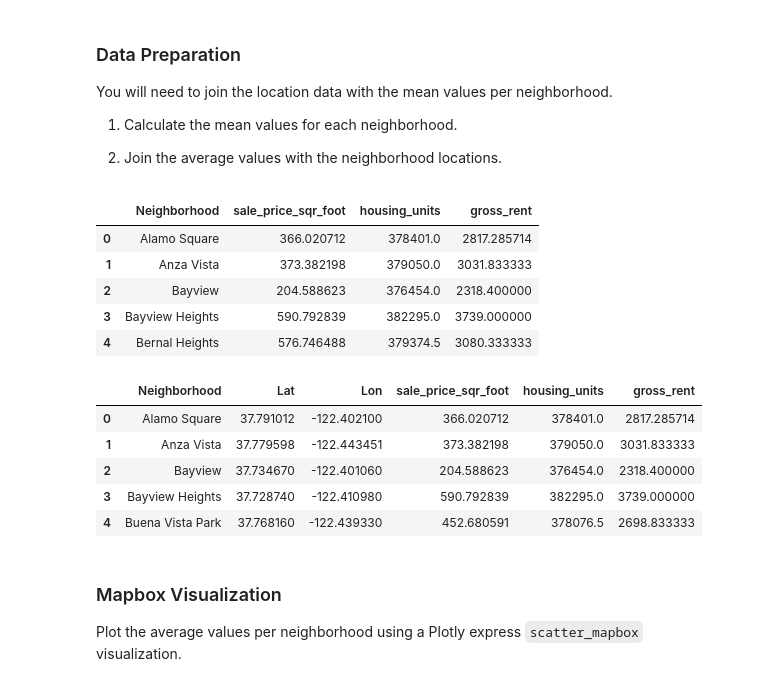
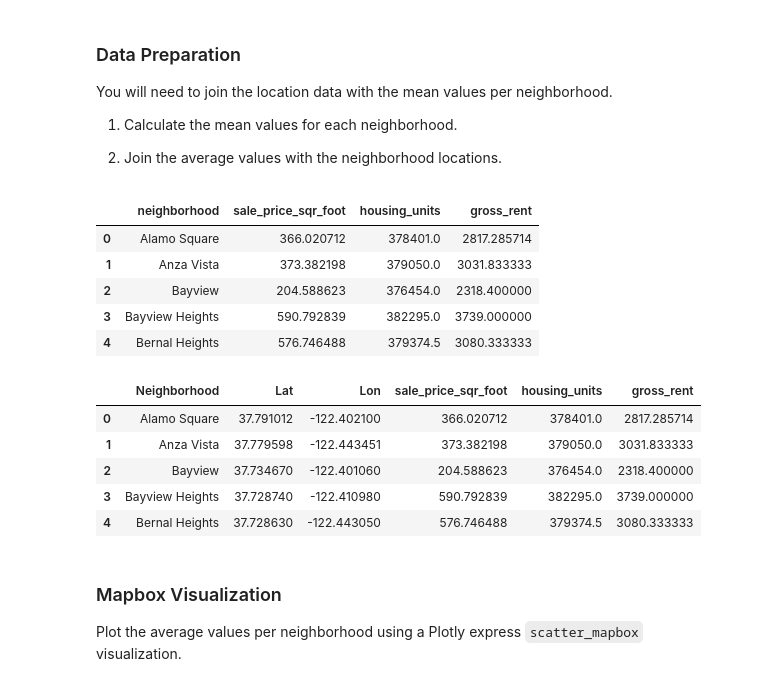
Before and after one commit to nrader91/Pythonic_Monopoly, a Jupyter notebook: rental_analysis_submit.ipynb, the cells around one changed output. Cells and saved outputs as stored; diff of their text form; code cells hidden in the pictures.

```diff
--- a/rental_analysis_submit.ipynb
+++ b/rental_analysis_submit.ipynb
@@ -240,0 +242,7 @@ In this section, you will read in neighborhoods location data and build an inter
+# %%
+# Load neighborhoods coordinates data
+
+
+file_path_coord = Path("../Pythonic_Monopoly/Data/neighborhoods_coordinates.csv")
+coordinate_data = pd.read_csv(file_path_coord)
+coordinate_data.head()
@@ -248,9 +263,11 @@ You will need to join the location data with the mean values per neighborhood.
 2. Join the average values with the neighborhood locations.
 # %%
 # Calculate the mean values for each neighborhood
-# YOUR CODE HERE!
+avg_neighborhood = sfo_data.groupby(["neighborhood"]).mean()
+avg_neighborhood.reset_index(inplace=True)
+avg_neighborhood.head()
 # %% [output]
-|  | Neighborhood | sale_price_sqr_foot | housing_units | gross_rent |
+|  | neighborhood | sale_price_sqr_foot | housing_units | gross_rent |
 | 0 | Alamo Square | 366.020712 | 378401.0 | 2817.285714 |
 | 1 | Anza Vista | 373.382198 | 379050.0 | 3031.833333 |
 | 2 | Bayview | 204.588623 | 376454.0 | 2318.400000 |
@@ -258,14 +275,16 @@ You will need to join the location data with the mean values per neighborhood.
 | 4 | Bernal Heights | 576.746488 | 379374.5 | 3080.333333 |
 # %%
 # Join the average values with the neighborhood locations
-# YOUR CODE HERE!
+avg_locations = pd.concat([coordinate_data, avg_neighborhood], axis="columns", join="inner")
+avg_locations.drop(columns="neighborhood", inplace=True)
+avg_locations.head()
 # %% [output]
 |  | Neighborhood | Lat | Lon | sale_price_sqr_foot | housing_units | gross_rent |
 | 0 | Alamo Square | 37.791012 | -122.402100 | 366.020712 | 378401.0 | 2817.285714 |
 | 1 | Anza Vista | 37.779598 | -122.443451 | 373.382198 | 379050.0 | 3031.833333 |
 | 2 | Bayview | 37.734670 | -122.401060 | 204.588623 | 376454.0 | 2318.400000 |
 | 3 | Bayview Heights | 37.728740 | -122.410980 | 590.792839 | 382295.0 | 3739.000000 |
-| 4 | Buena Vista Park | 37.768160 | -122.439330 | 452.680591 | 378076.5 | 2698.833333 |
+| 4 | Bernal Heights | 37.728630 | -122.443050 | 576.746488 | 379374.5 | 3080.333333 |
 # %% [markdown]
 ### Mapbox Visualization
 
```
Also changed, not shown: parts of 12 cells of this notebook.
